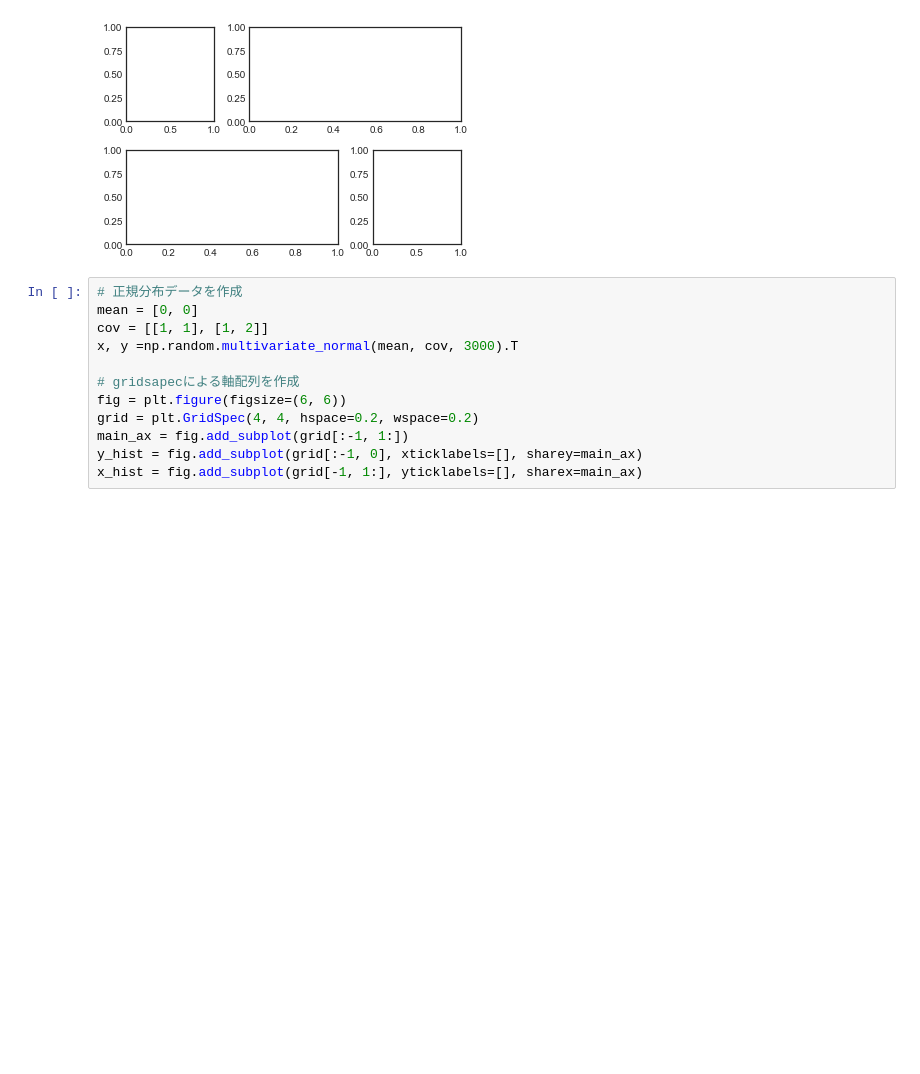
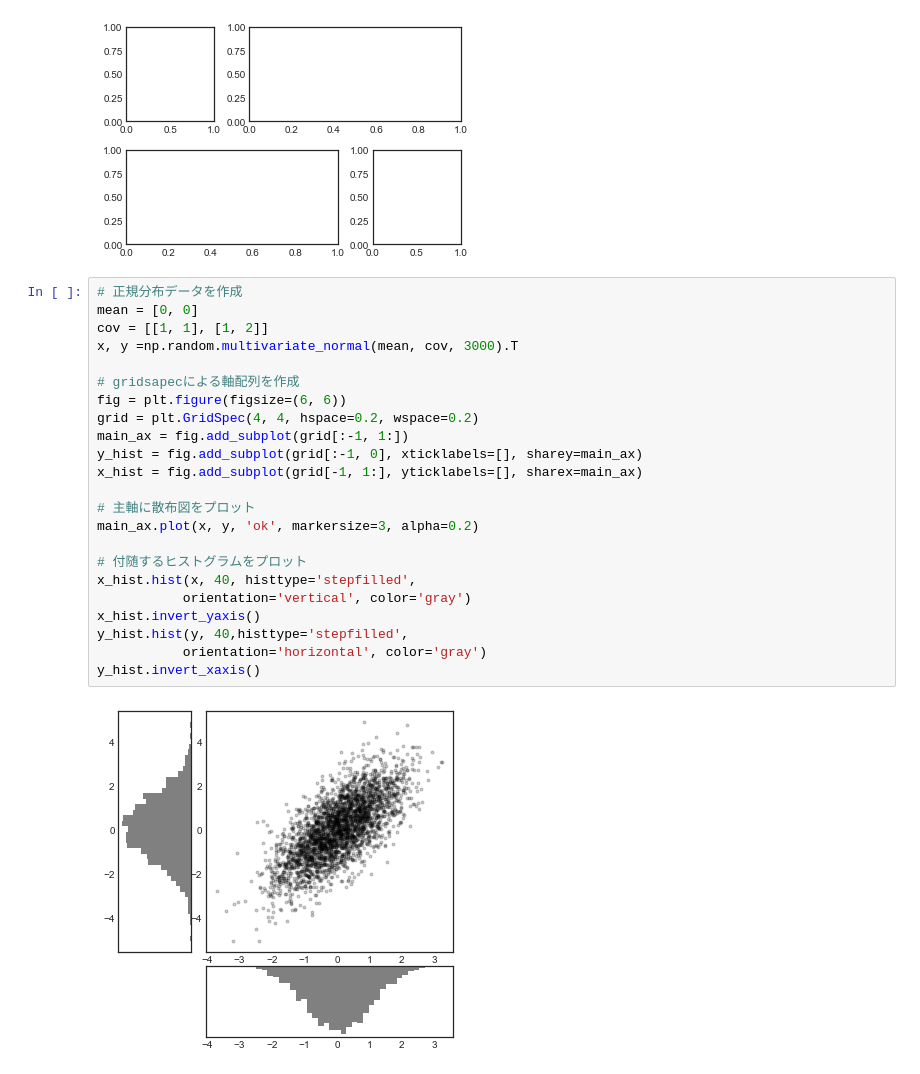
Before and after one commit to fvjieal/python-datascience-handbook, a Jupyter notebook: 4.10.ipynb, the cells around one changed output. Saved outputs shown, nothing was run; the diff lists cells and outputs as text; blank space fills up the shorter version.

```diff
--- a/4.10.ipynb
+++ b/4.10.ipynb
@@ -62,12 +62,25 @@ plt.subplot(grid[1, 2])
 # %%
 # 正規分布データを作成
 mean = [0, 0]
 cov = [[1, 1], [1, 2]]
 x, y =np.random.multivariate_normal(mean, cov, 3000).T
 
 # gridsapecによる軸配列を作成
 fig = plt.figure(figsize=(6, 6))
 grid = plt.GridSpec(4, 4, hspace=0.2, wspace=0.2)
 main_ax = fig.add_subplot(grid[:-1, 1:])
 y_hist = fig.add_subplot(grid[:-1, 0], xticklabels=[], sharey=main_ax)
 x_hist = fig.add_subplot(grid[-1, 1:], yticklabels=[], sharex=main_ax)
+
+# 主軸に散布図をプロット
+main_ax.plot(x, y, 'ok', markersize=3, alpha=0.2)
+
+# 付随するヒストグラムをプロット
+x_hist.hist(x, 40, histtype='stepfilled',
+           orientation='vertical', color='gray')
+x_hist.invert_yaxis()
+y_hist.hist(y, 40,histtype='stepfilled',
+           orientation='horizontal', color='gray')
+y_hist.invert_xaxis()
+# %% [output]
+[figure, added]
```
Also changed, not shown: 2 other files.
